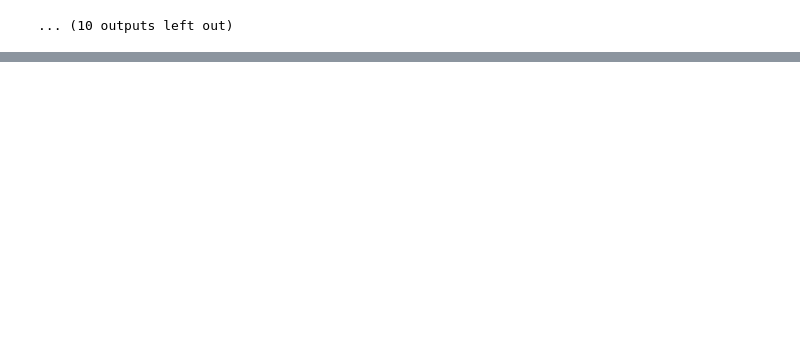
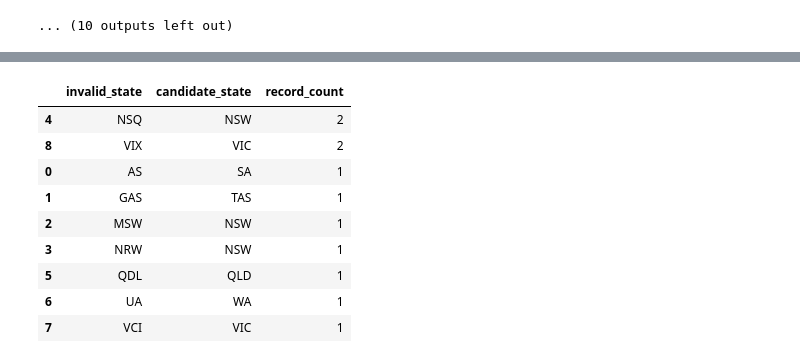
Before and after one commit to WaleBalogunK/Repository-name-entity-resolution-golden-record-lab, a Jupyter notebook: notebooks/01_data_acquisition_and_initial_audit.ipynb, the cells around one changed output, grey strips where cells are left out. Cells and saved outputs as stored; diff of their text form; code cells hidden in the pictures; blank space fills up the shorter version.

```diff
--- a/notebooks/01_data_acquisition_and_initial_audit.ipynb
+++ b/notebooks/01_data_acquisition_and_initial_audit.ipynb
@@ -1303,0 +1411,27 @@ Record pair: rec-46-dup-0 <-> rec-46-org
+# %%
+state_candidate_mapping_summary = (
+    state_survivorship_review
+    .groupby(
+        ["invalid_state", "candidate_state"],
+        dropna=False
+    )
+    .size()
+    .reset_index(name="record_count")
+    .sort_values(
+        by=["record_count", "invalid_state"],
+        ascending=[False, True]
+    )
+)
+
+state_candidate_mapping_summary
+# %% [output]
+|  | invalid_state | candidate_state | record_count |
+| 4 | NSQ | NSW | 2 |
+| 8 | VIX | VIC | 2 |
+| 0 | AS | SA | 1 |
+| 1 | GAS | TAS | 1 |
+| 2 | MSW | NSW | 1 |
+| 3 | NRW | NSW | 1 |
+| 5 | QDL | QLD | 1 |
+| 6 | UA | WA | 1 |
+| 7 | VCI | VIC | 1 |
```
Also changed, not shown: parts of 4 cells of this notebook.
